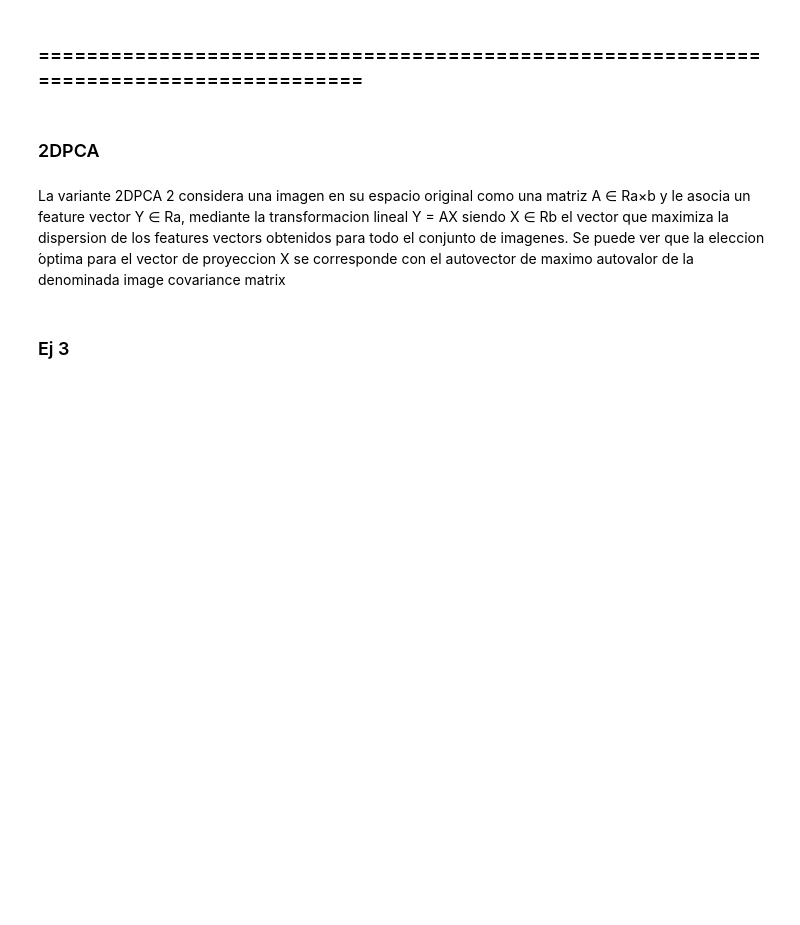
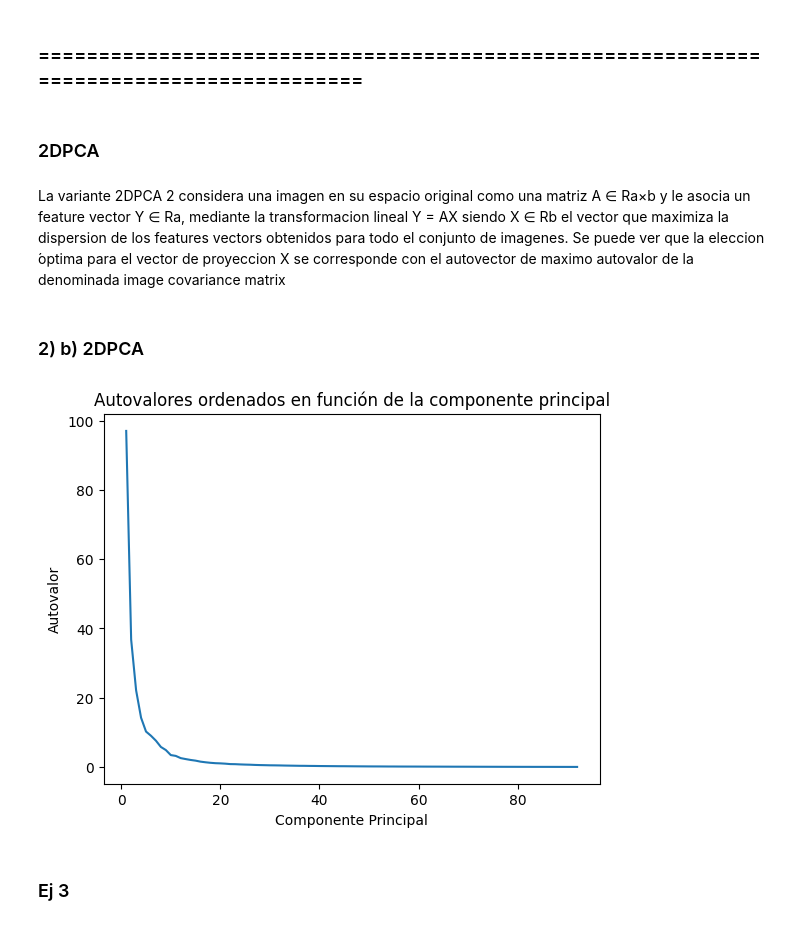
Before and after one commit to fedesassone/1c-2023-metodos-tp2, a Jupyter notebook: docs/ej1.ipynb, the cells around one changed output. Saved outputs shown, nothing was run; the diff lists cells and outputs as text; code cells hidden in the pictures; blank space fills up the shorter version.

```diff
--- a/docs/ej1.ipynb
+++ b/docs/ej1.ipynb
@@ -228,2 +236,13 @@ print(np.allclose(l, l_np))
+# %% [markdown]
+### 2) b) 2DPCA
+# %%
+# Grafico los autovalores ordenados en función de las componentes principales
+plt.plot(np.arange(1, len(l) + 1), l)
+plt.xlabel('Componente Principal')
+plt.ylabel('Autovalor')
+plt.title('Autovalores ordenados en función de la componente principal')
+plt.show()
+# %% [output]
+[figure, added]
 # %% [markdown]
 ### Ej 3
```
Also changed, not shown: parts of 6 cells of this notebook, 4 other files.
